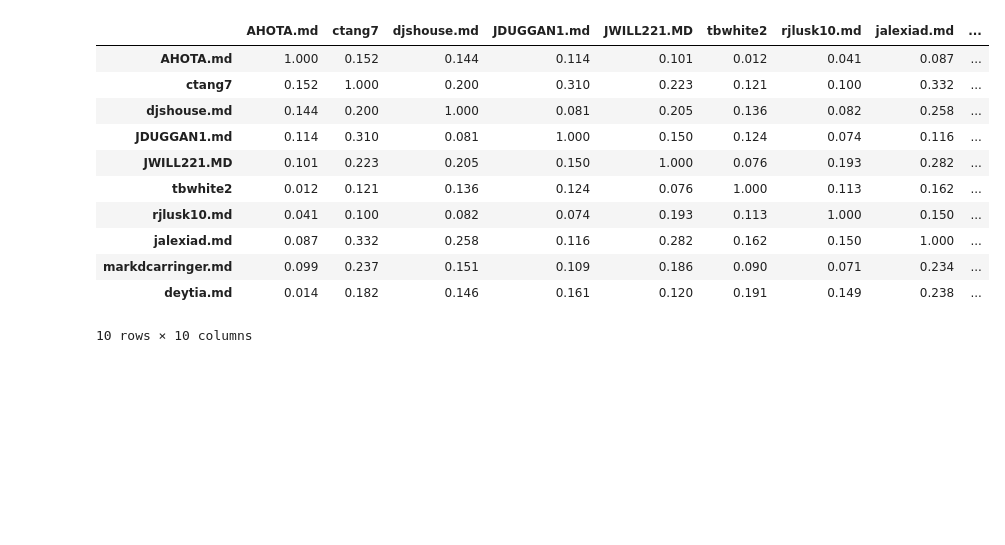
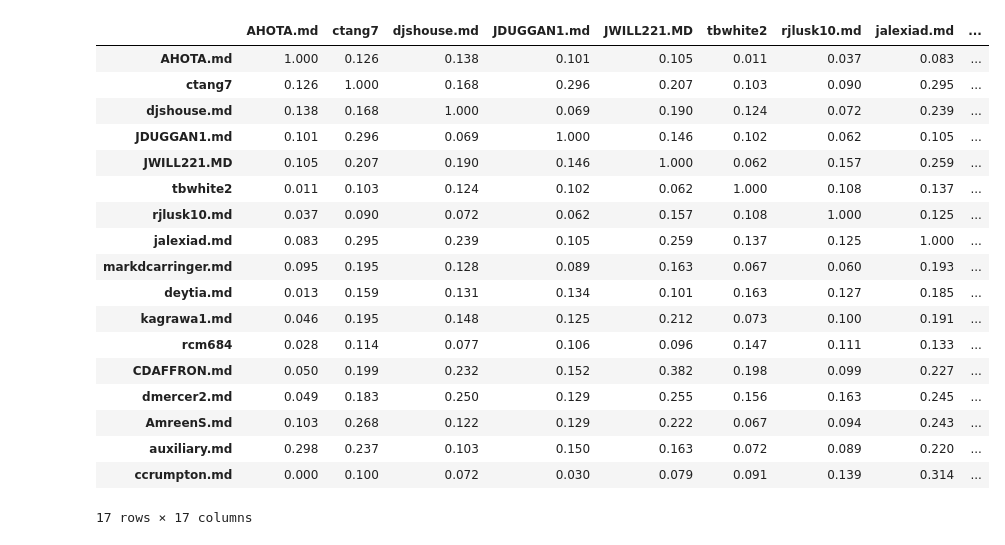
Before and after one commit to teaguejt/students, a Jupyter notebook: Teaming1.ipynb, the cells around one changed output. Drawn from its saved outputs; the diff is of its cells as text; code cells hidden in the pictures; blank space fills up the shorter version.

```diff
--- a/Teaming1.ipynb
+++ b/Teaming1.ipynb
@@ -1,36 +1,54 @@
 # %%
 import pandas as pd
+import nltk
 from sklearn.feature_extraction.text import TfidfVectorizer
 documents = []
 files = [ 'AHOTA.md', 'ctang7', 'djshouse.md', 'JDUGGAN1.md', 'JWILL221.MD', 'tbwhite2', 'rjlusk10.md',
-   'jalexiad.md', 'markdcarringer.md', 'deytia.md', 'kagrawa1.md', 'rcm684' ]
+   'jalexiad.md', 'markdcarringer.md', 'deytia.md', 'kagrawa1.md', 'rcm684', 'CDAFFRON.md', 'dmercer2.md',
+   'AmreenS.md', 'auxiliary.md', 'ccrumpton.md' ]
 for f in files:
   a = open (f)
   str = a.read()
   documents .append(str)
-#print documents
+
+#Do tf.idf magic
 tfidf = TfidfVectorizer().fit_transform(documents)
 # no need to normalize, since Vectorizer will return normalized tf-idf
+# we may want to see these, e.g., analyze in R
+#pd .DataFrame.from_records(tfidf.A).to_csv('tfidf.csv')
 # %%
 # Lets see the similarity matrix
+# first create labels
 idx = {}
 for i in range(len(files)):
     idx[i] = files [i]
 
-df = DataFrame.from_records((tfidf * tfidf.T).A,columns=files)
+# Multiply the tfidf matrix to get all pairwise distances
+df = pd. DataFrame.from_records((tfidf * tfidf.T).A,columns=files)
+
+#do pretty printing
 pd.options.display.float_format = '{:20,.3f}'.format
 df = df.rename(index=idx)
+#Output to a file in case we want to look at it separately
+#df.to_csv("dist.csv")
 df
 # %% [output]
 |  | AHOTA.md | ctang7 | djshouse.md | JDUGGAN1.md | JWILL221.MD | tbwhite2 | rjlusk10.md | jalexiad.md | ... |
-| AHOTA.md | 1.000 | 0.152 | 0.144 | 0.114 | 0.101 | 0.012 | 0.041 | 0.087 | ... |
-| ctang7 | 0.152 | 1.000 | 0.200 | 0.310 | 0.223 | 0.121 | 0.100 | 0.332 | ... |
-| djshouse.md | 0.144 | 0.200 | 1.000 | 0.081 | 0.205 | 0.136 | 0.082 | 0.258 | ... |
-| JDUGGAN1.md | 0.114 | 0.310 | 0.081 | 1.000 | 0.150 | 0.124 | 0.074 | 0.116 | ... |
-| JWILL221.MD | 0.101 | 0.223 | 0.205 | 0.150 | 1.000 | 0.076 | 0.193 | 0.282 | ... |
-| tbwhite2 | 0.012 | 0.121 | 0.136 | 0.124 | 0.076 | 1.000 | 0.113 | 0.162 | ... |
-| rjlusk10.md | 0.041 | 0.100 | 0.082 | 0.074 | 0.193 | 0.113 | 1.000 | 0.150 | ... |
-| jalexiad.md | 0.087 | 0.332 | 0.258 | 0.116 | 0.282 | 0.162 | 0.150 | 1.000 | ... |
-| markdcarringer.md | 0.099 | 0.237 | 0.151 | 0.109 | 0.186 | 0.090 | 0.071 | 0.234 | ... |
-| deytia.md | 0.014 | 0.182 | 0.146 | 0.161 | 0.120 | 0.191 | 0.149 | 0.238 | ... |
+| AHOTA.md | 1.000 | 0.126 | 0.138 | 0.101 | 0.105 | 0.011 | 0.037 | 0.083 | ... |
+| ctang7 | 0.126 | 1.000 | 0.168 | 0.296 | 0.207 | 0.103 | 0.090 | 0.295 | ... |
+| djshouse.md | 0.138 | 0.168 | 1.000 | 0.069 | 0.190 | 0.124 | 0.072 | 0.239 | ... |
+| JDUGGAN1.md | 0.101 | 0.296 | 0.069 | 1.000 | 0.146 | 0.102 | 0.062 | 0.105 | ... |
+| JWILL221.MD | 0.105 | 0.207 | 0.190 | 0.146 | 1.000 | 0.062 | 0.157 | 0.259 | ... |
+| tbwhite2 | 0.011 | 0.103 | 0.124 | 0.102 | 0.062 | 1.000 | 0.108 | 0.137 | ... |
+| rjlusk10.md | 0.037 | 0.090 | 0.072 | 0.062 | 0.157 | 0.108 | 1.000 | 0.125 | ... |
+| jalexiad.md | 0.083 | 0.295 | 0.239 | 0.105 | 0.259 | 0.137 | 0.125 | 1.000 | ... |
+| markdcarringer.md | 0.095 | 0.195 | 0.128 | 0.089 | 0.163 | 0.067 | 0.060 | 0.193 | ... |
+| deytia.md | 0.013 | 0.159 | 0.131 | 0.134 | 0.101 | 0.163 | 0.127 | 0.185 | ... |
+| kagrawa1.md | 0.046 | 0.195 | 0.148 | 0.125 | 0.212 | 0.073 | 0.100 | 0.191 | ... |
+| rcm684 | 0.028 | 0.114 | 0.077 | 0.106 | 0.096 | 0.147 | 0.111 | 0.133 | ... |
+| CDAFFRON.md | 0.050 | 0.199 | 0.232 | 0.152 | 0.382 | 0.198 | 0.099 | 0.227 | ... |
+| dmercer2.md | 0.049 | 0.183 | 0.250 | 0.129 | 0.255 | 0.156 | 0.163 | 0.245 | ... |
+| AmreenS.md | 0.103 | 0.268 | 0.122 | 0.129 | 0.222 | 0.067 | 0.094 | 0.243 | ... |
+| auxiliary.md | 0.298 | 0.237 | 0.103 | 0.150 | 0.163 | 0.072 | 0.089 | 0.220 | ... |
+| ccrumpton.md | 0.000 | 0.100 | 0.072 | 0.030 | 0.079 | 0.091 | 0.139 | 0.314 | ... |
-10 rows × 10 columns
+17 rows × 17 columns
```
Also changed, not shown: parts of 1 cell of this notebook.
